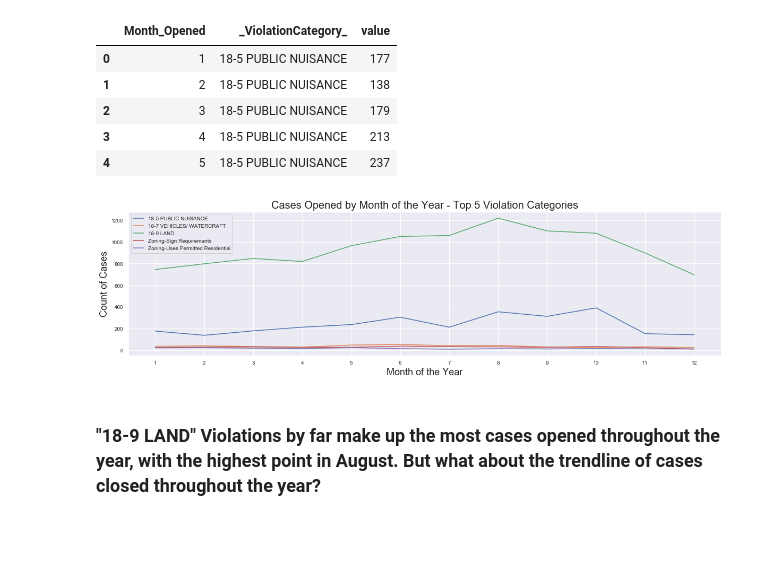
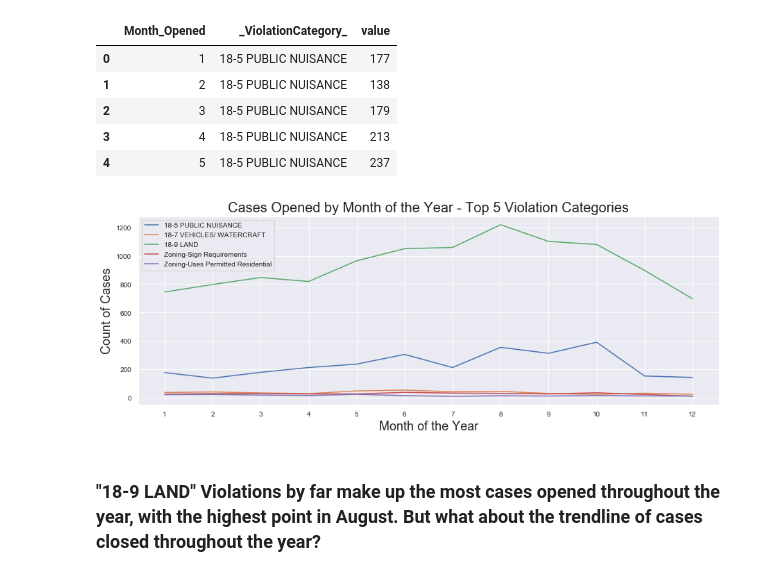
Before and after one commit to mrkjhsn/Planning-and-Development-Code-Violations-Scottsdale, a Jupyter notebook: Code_Violations_Annual_Trends.ipynb, the cells around one changed output. Saved outputs shown, nothing was run; the diff lists cells and outputs as text; code cells hidden in the pictures; blank space fills up the shorter version.

```diff
--- a/Code_Violations_Annual_Trends.ipynb
+++ b/Code_Violations_Annual_Trends.ipynb
@@ -100,17 +100,18 @@ pd.melt(open_close_day_of_year, id_vars='Day_of_Year').head()
 | 3 | 7 | Day_of_Year_Opened | 24 |
 | 4 | 8 | Day_of_Year_Opened | 36 |
 # %%
-sns.set(rc={'figure.figsize':(20,5)})
-sns.lineplot(x=pd.melt(open_close_day_of_year, id_vars='Day_of_Year').iloc[:,0], \
+sns.set(rc={'figure.figsize':(15,5)})
+ax = sns.lineplot(x=pd.melt(open_close_day_of_year, id_vars='Day_of_Year').iloc[:,0], \
              y=pd.melt(open_close_day_of_year, id_vars='Day_of_Year').iloc[:,2], \
              hue=pd.melt(open_close_day_of_year, id_vars='Day_of_Year').iloc[:,1], \
              data=pd.melt(open_close_day_of_year, id_vars='Day_of_Year'))
 
-plt.title("Cases Opened/Closed by Day of the Year",fontsize=20)
+plt.title("Cases Opened & Closed by Day of the Year",fontsize=20)
 plt.xlabel("Day of the Year",fontsize=18)
 plt.ylabel("Count of Cases",fontsize=18)
 plt.tick_params(labelsize=12)
-plt.legend(fontsize=9)
+plt.legend(fontsize=15)
 
-# ax.xaxis.set_major_locator(matplotlib.ticker.MultipleLocator(25))
+ax.xaxis.set_major_locator(matplotlib.ticker.MultipleLocator(25))
+plt.savefig("visualizations/Cases Opened & Closed by Day of the Year.png")
 # %% [output]
@@ -137,7 +137,7 @@ pd.melt(open_close_month_of_year, id_vars='Month_of_Year').head()
 | 3 | 4 | Month_Opened | 1214 |
 | 4 | 5 | Month_Opened | 1456 |
 # %%
-sns.set(rc={'figure.figsize':(20,5)})
+sns.set(rc={'figure.figsize':(15,5)})
 ax = sns.lineplot(x=pd.melt(open_close_month_of_year, id_vars='Month_of_Year').iloc[:,0], \
              y=pd.melt(open_close_month_of_year, id_vars='Month_of_Year').iloc[:,2], \
              hue=pd.melt(open_close_month_of_year, id_vars='Month_of_Year').iloc[:,1], \
@@ -148,7 +148,7 @@ plt.xlabel("Month of the Year",fontsize=18)
 plt.ylabel("Count of Cases",fontsize=18)
 plt.ylim(bottom=1, top=2000)
 plt.tick_params(labelsize=12)
-plt.legend(fontsize=9)
+plt.legend(fontsize=15)
 
 ax.xaxis.set_major_locator(matplotlib.ticker.MultipleLocator())
 plt.savefig("visualizations/Cases Opened & Closed by Month of the Year.png")
@@ -171,22 +171,22 @@ top_5_month_opened.head()
 | 3 | 4 | 18-5 PUBLIC NUISANCE | 213 |
 | 4 | 5 | 18-5 PUBLIC NUISANCE | 237 |
 # %%
-sns.set(rc={'figure.figsize':(20,5)})
+sns.set(rc={'figure.figsize':(15,5)})
 ax = sns.lineplot(x=top_5_month_opened.iloc[:,0], \
              y=top_5_month_opened.iloc[:,2], \
              hue=top_5_month_opened.iloc[:,1], \
              data=top_5_month_opened)
 
 plt.title("Cases Opened by Month of the Year - Top 5 Violation Categories",fontsize=20)
 plt.xlabel("Month of the Year",fontsize=18)
 plt.ylabel("Count of Cases",fontsize=18)
 plt.tick_params(labelsize=10)
 plt.legend(fontsize=10)
 
 ax.xaxis.set_major_locator(matplotlib.ticker.MultipleLocator())
 plt.savefig("visualizations/Cases Opened by Month of the Year - Top 5 Violation Categories.png")
 # %% [output]
-[figure, old version]
+[figure, new version]
 # %% [markdown]
 ### "18-9 LAND" Violations by far make up the most cases opened throughout the year, with the highest point in August.  But what about the trendline of cases closed throughout the year?
 # %%
```
Also changed, not shown: parts of 5 cells of this notebook.
